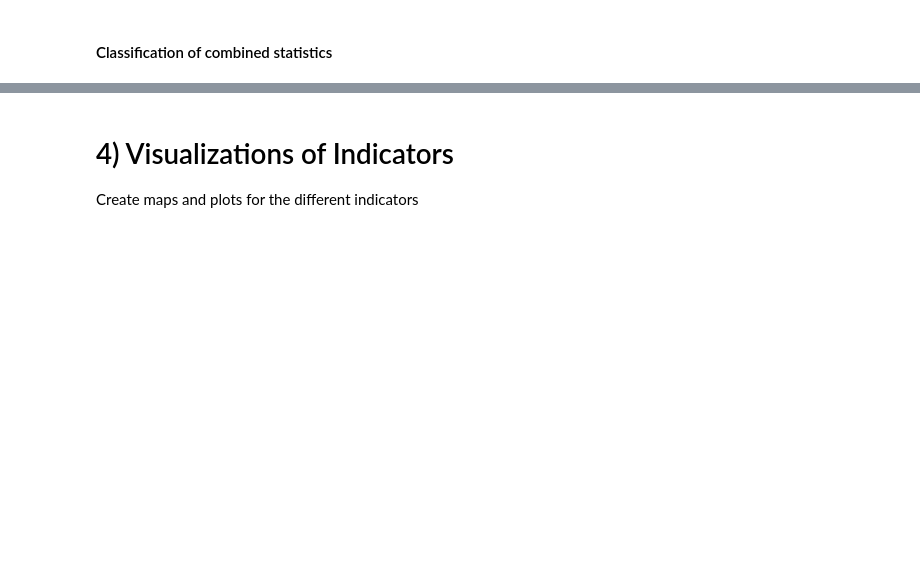
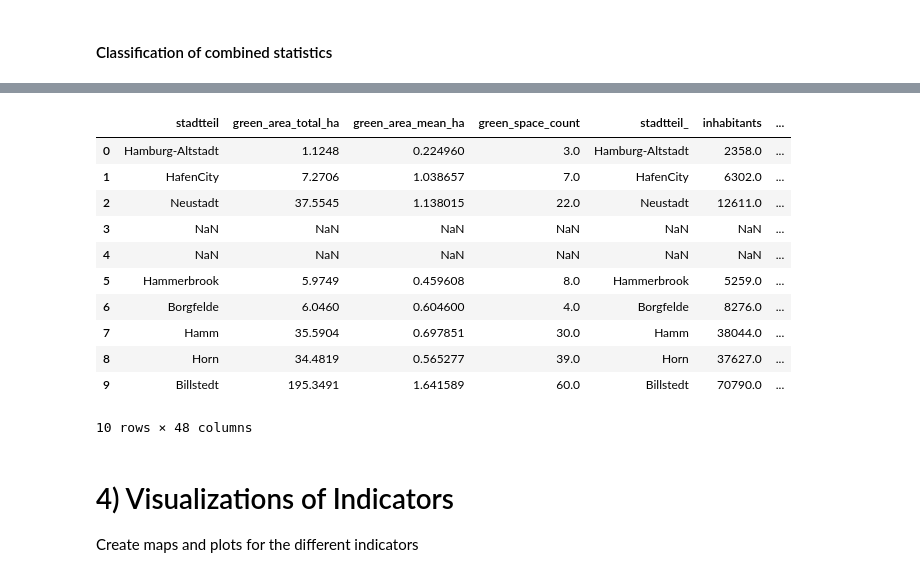
Before and after one commit to CharlotteGIS/egm722_project, a Jupyter notebook: my_project.ipynb, the cells around one changed output, grey strips where cells are left out. Saved outputs shown, nothing was run; the diff lists cells and outputs as text; code cells hidden in the pictures; blank space fills up the shorter version.

```diff
--- a/my_project.ipynb
+++ b/my_project.ipynb
@@ -426,8 +525,22 @@ combined_indicators.head()
 # %%
 #merge the columns of the combined indicators to the stats_merged dataframe drop NaN values
 combined_indicators_subset = combined_indicators[['env_multiple_burden','combined_indicators', 'env_multiple_burden_percentile','combined_indicators_percentile']]
 stats_merged = pd.concat([stats_merged, combined_indicators_subset], axis=1)
 stats_merged.dropna(axis=1);
+stats_merged.head(10)
+# %% [output]
+|  | stadtteil | green_area_total_ha | green_area_mean_ha | green_space_count | stadtteil_ | inhabitants | ... |
+| 0 | Hamburg-Altstadt | 1.1248 | 0.224960 | 3.0 | Hamburg-Altstadt | 2358.0 | ... |
+| 1 | HafenCity | 7.2706 | 1.038657 | 7.0 | HafenCity | 6302.0 | ... |
+| 2 | Neustadt | 37.5545 | 1.138015 | 22.0 | Neustadt | 12611.0 | ... |
+| 3 | NaN | NaN | NaN | NaN | NaN | NaN | ... |
+| 4 | NaN | NaN | NaN | NaN | NaN | NaN | ... |
+| 5 | Hammerbrook | 5.9749 | 0.459608 | 8.0 | Hammerbrook | 5259.0 | ... |
+| 6 | Borgfelde | 6.0460 | 0.604600 | 4.0 | Borgfelde | 8276.0 | ... |
+| 7 | Hamm | 35.5904 | 0.697851 | 30.0 | Hamm | 38044.0 | ... |
+| 8 | Horn | 34.4819 | 0.565277 | 39.0 | Horn | 37627.0 | ... |
+| 9 | Billstedt | 195.3491 | 1.641589 | 60.0 | Billstedt | 70790.0 | ... |
+10 rows × 48 columns
 # %% [markdown]
 # 4)  Visualizations of Indicators
 Create maps and plots for the different indicators
```
Also changed, not shown: parts of 27 cells of this notebook, 12 other files.
